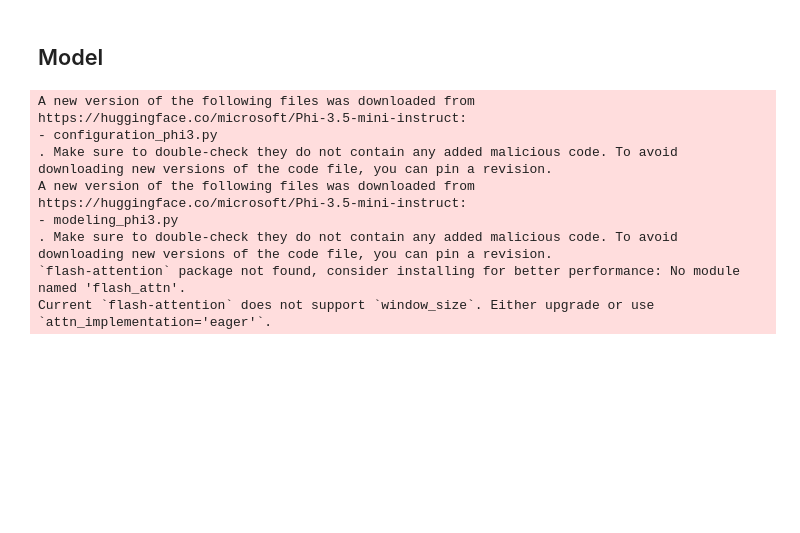
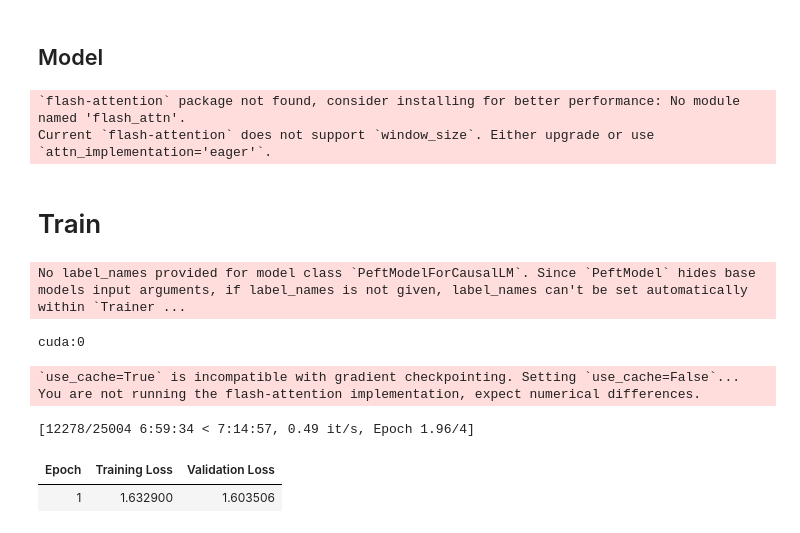
Before and after one commit to hasindu-madushan/llm-finetune-for-medical-chat, a Jupyter notebook: pretrain_phi_3_mini.ipynb, the cells around one changed output. Drawn from its saved outputs; the diff is of its cells as text; code cells hidden in the pictures; blank space fills up the shorter version.

```diff
--- a/pretrain_phi_3_mini.ipynb
+++ b/pretrain_phi_3_mini.ipynb
@@ -113,19 +90,68 @@ bnb_config = BitsAndBytesConfig(
 # %%
 model = AutoModelForCausalLM.from_pretrained(
     model_id,
-    quantization_config=bnb_config,
+    # quantization_config=bnb_config,
     device_map="auto",
     trust_remote_code=True
 )
 # %% [output]
-A new version of the following files was downloaded from https://huggingface.co/microsoft/Phi-3.5-mini-instruct:
-- configuration_phi3.py
-. Make sure to double-check they do not contain any added malicious code. To avoid downloading new versions of the code file, you can pin a revision.
-A new version of the following files was downloaded from https://huggingface.co/microsoft/Phi-3.5-mini-instruct:
-- modeling_phi3.py
-. Make sure to double-check they do not contain any added malicious code. To avoid downloading new versions of the code file, you can pin a revision.
 `flash-attention` package not found, consider installing for better performance: No module named 'flash_attn'.
 Current `flash-attention` does not support `window_size`. Either upgrade or use `attn_implementation='eager'`.
 # %%
 model.gradient_checkpointing_enable()
 model = prepare_model_for_kbit_training(model)
+# %%
+lora_config = LoraConfig(
+    r=lora_r,
+    lora_alpha=lora_alpha,
+    target_modules=lora_target_modules,
+    lora_dropout=lora_dropout,
+    bias="none",
+    task_type=TaskType.CAUSAL_LM
+)
+
+model = get_peft_model(model, lora_config)
+# %% [markdown]
+# Train
+# %%
+training_args = TrainingArguments(
+    output_dir=model_output_dir,
+    per_device_train_batch_size=batch_size,
+    per_device_eval_batch_size=batch_size,
+    num_train_epochs=epochs,
+    eval_strategy="epoch",  # ✅ eval at each epoch
+    save_strategy="epoch",
+    logging_steps=50,
+    learning_rate=learning_rate,
+    fp16=True,
+    report_to="wandb",
+    run_name="attempt_3",
+    load_best_model_at_end=True,
+    metric_for_best_model="eval_loss"
+)
+# %%
+trainer = Trainer(
+    model=model,
+    args=training_args,
+    train_dataset=train_set,
+    eval_dataset=val_set,
+    tokenizer=tokenizer,
+    data_collator=DataCollatorForLanguageModeling(tokenizer, mlm=False)
+)
+# %% [output]
+No label_names provided for model class `PeftModelForCausalLM`. Since `PeftModel` hides base models input arguments, if label_names is not given, label_names can't be set automatically within `Trainer ...
+# %%
+print(next(model.parameters()).device)
+# %% [output]
+cuda:0
+# %%
+trainer.train()
+
+trainer.save_model(model_output_dir + "/final")
+tokenizer.save_pretrained(model_output_dir + "/tokenizer")
+# %% [output]
+`use_cache=True` is incompatible with gradient checkpointing. Setting `use_cache=False`...
+You are not running the flash-attention implementation, expect numerical differences.
+[12278/25004 6:59:34 < 7:14:57, 0.49 it/s, Epoch 1.96/4]
+| Epoch | Training Loss | Validation Loss |
+| 1 | 1.632900 | 1.603506 |
```
Also changed, not shown: parts of 7 cells of this notebook, 6 other files.
